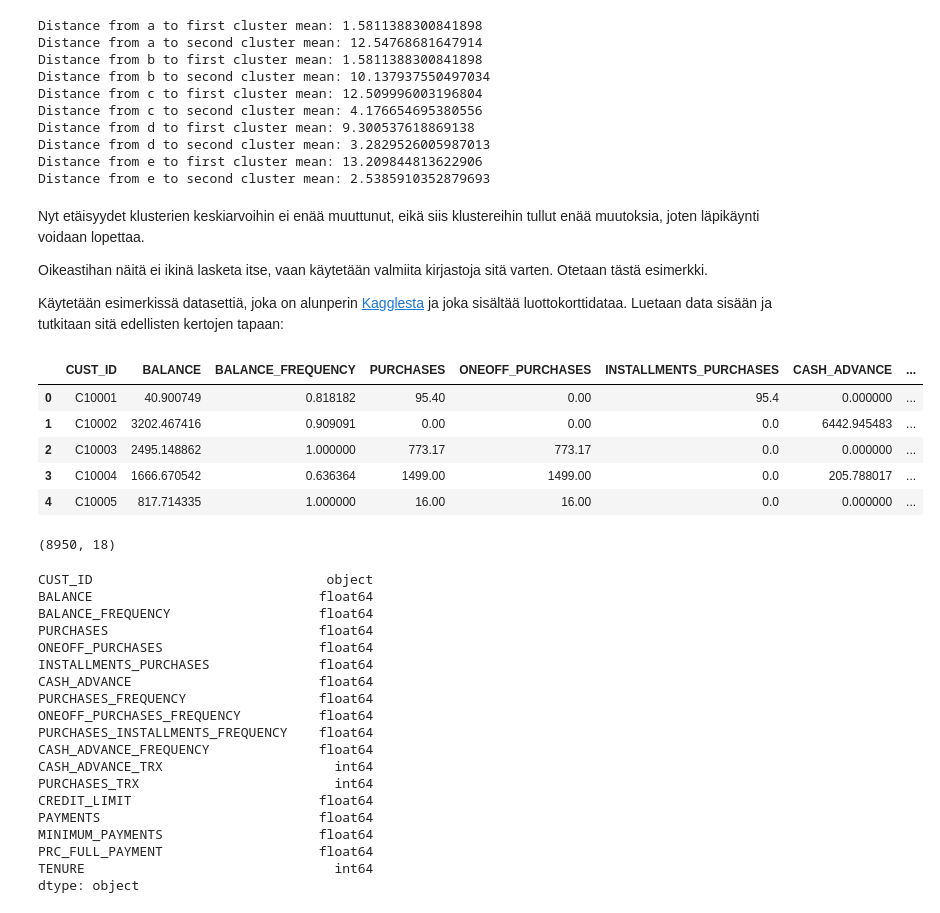
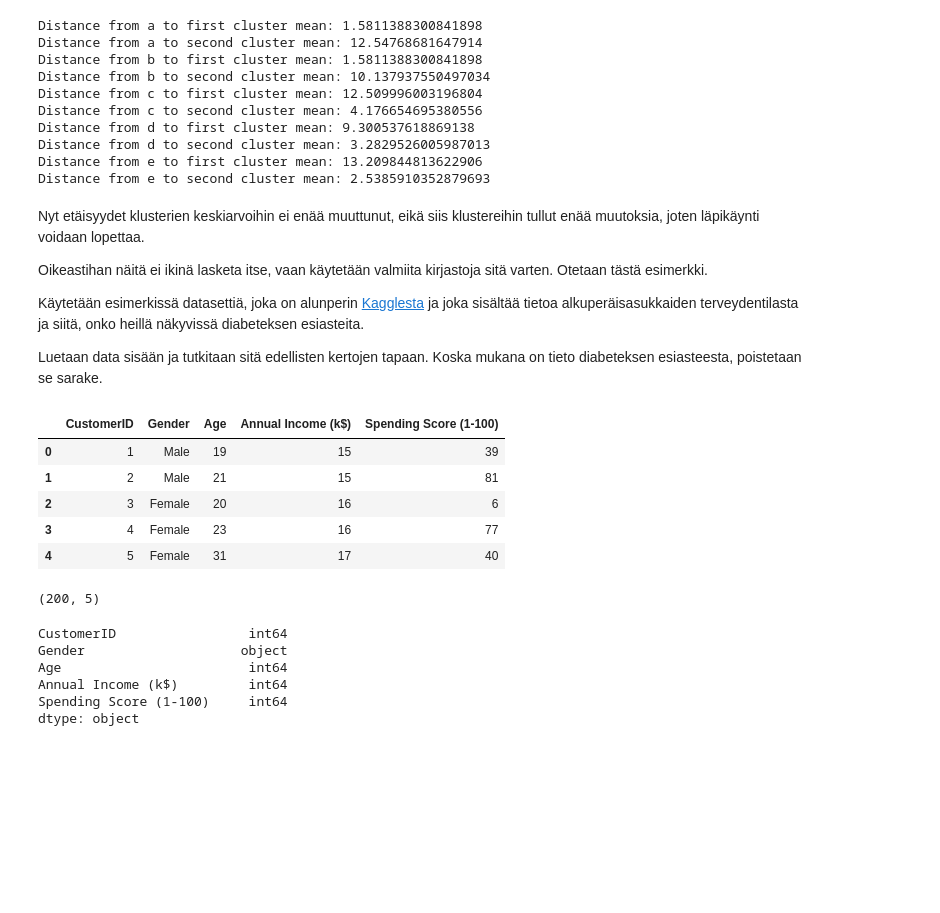
Before and after one commit to OSlevelUPkoodarit/OSlevelUPkoodarit.github.io, a Jupyter notebook: notebooks/klusterointi_material.ipynb, the cells around one changed output. Saved outputs shown, nothing was run; the diff lists cells and outputs as text; code cells hidden in the pictures; blank space fills up the shorter version.

```diff
--- a/notebooks/klusterointi_material.ipynb
+++ b/notebooks/klusterointi_material.ipynb
@@ -197,44 +197,36 @@ Nyt etäisyydet klusterien keskiarvoihin ei enää muuttunut, eikä siis kluster
 
 Oikeastihan näitä ei ikinä lasketa itse, vaan käytetään valmiita kirjastoja sitä varten. Otetaan tästä esimerkki.
 
-Käytetään esimerkissä datasettiä, joka on alunperin [Kagglesta](https://www.kaggle.com/arjunbhasin2013/ccdata) ja joka sisältää luottokorttidataa. Luetaan data sisään ja tutkitaan sitä edellisten kertojen tapaan:
+Käytetään esimerkissä datasettiä, joka on alunperin [Kagglesta](https://www.kaggle.com/mehdidag/pima-indians) ja joka sisältää tietoa alkuperäisasukkaiden terveydentilasta ja siitä, onko heillä näkyvissä diabeteksen esiasteita.
+
+Luetaan data sisään ja tutkitaan sitä edellisten kertojen tapaan. Koska mukana on tieto diabeteksen esiasteesta, poistetaan se sarake.
 # %%
 import pandas as pd
+import numpy as np
 
-df=pd.read_csv('../credit_card.csv')
+df=pd.read_csv('../Mall_customers.csv')
+#df_test=df[['test', '']]
+#df=df.drop('test', axis=1)
 df.head()
 # %% [output]
-|  | CUST_ID | BALANCE | BALANCE_FREQUENCY | PURCHASES | ONEOFF_PURCHASES | INSTALLMENTS_PURCHASES | CASH_ADVANCE | ... |
-| 0 | C10001 | 40.900749 | 0.818182 | 95.40 | 0.00 | 95.4 | 0.000000 | ... |
-| 1 | C10002 | 3202.467416 | 0.909091 | 0.00 | 0.00 | 0.0 | 6442.945483 | ... |
-| 2 | C10003 | 2495.148862 | 1.000000 | 773.17 | 773.17 | 0.0 | 0.000000 | ... |
-| 3 | C10004 | 1666.670542 | 0.636364 | 1499.00 | 1499.00 | 0.0 | 205.788017 | ... |
-| 4 | C10005 | 817.714335 | 1.000000 | 16.00 | 16.00 | 0.0 | 0.000000 | ... |
+|  | CustomerID | Gender | Age | Annual Income (k$) | Spending Score (1-100) |
+| 0 | 1 | Male | 19 | 15 | 39 |
+| 1 | 2 | Male | 21 | 15 | 81 |
+| 2 | 3 | Female | 20 | 16 | 6 |
+| 3 | 4 | Female | 23 | 16 | 77 |
+| 4 | 5 | Female | 31 | 17 | 40 |
 # %%
 df.shape
 # %% [output]
-(8950, 18)
+(200, 5)
 # %%
 df.dtypes
 # %% [output]
-CUST_ID                              object
-BALANCE                             float64
-BALANCE_FREQUENCY                   float64
-PURCHASES                           float64
-ONEOFF_PURCHASES                    float64
-INSTALLMENTS_PURCHASES              float64
-CASH_ADVANCE                        float64
-PURCHASES_FREQUENCY                 float64
-ONEOFF_PURCHASES_FREQUENCY          float64
-PURCHASES_INSTALLMENTS_FREQUENCY    float64
-CASH_ADVANCE_FREQUENCY              float64
-CASH_ADVANCE_TRX                      int64
-PURCHASES_TRX                         int64
-CREDIT_LIMIT                        float64
-PAYMENTS                            float64
-MINIMUM_PAYMENTS                    float64
-PRC_FULL_PAYMENT                    float64
-TENURE                                int64
+CustomerID                 int64
+Gender                    object
+Age                        int64
+Annual Income (k$)         int64
+Spending Score (1-100)     int64
 dtype: object
 # %%
 df.isna().sum()
```
Also changed, not shown: parts of 23 cells of this notebook.
